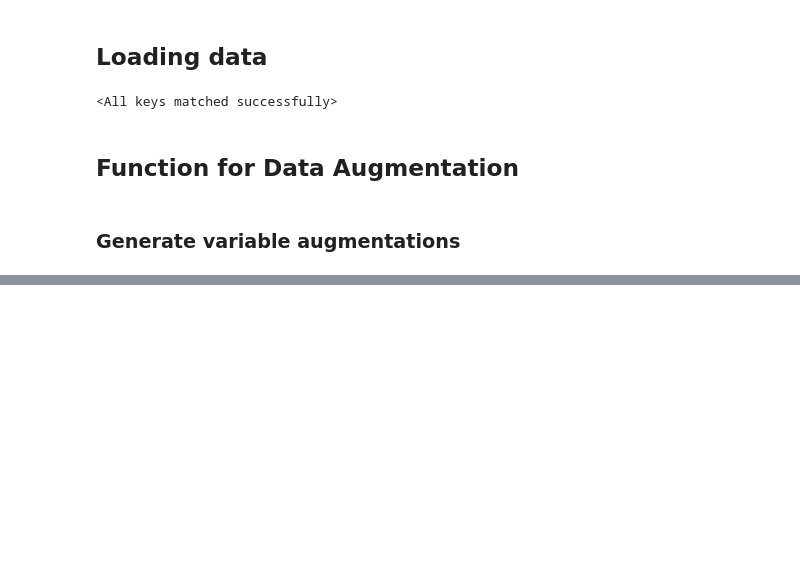
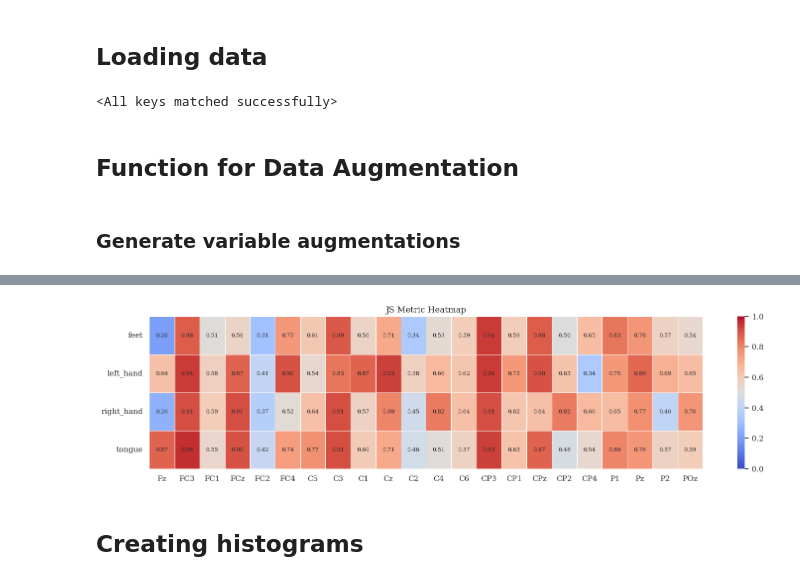
Before and after one commit to teaching-FEEC/dgm-2023.2, a Jupyter notebook: projetos/EEG_Data_Synth/notebooks/GANs/Classification_entrega_3.ipynb, the cells around one changed output, grey strips where cells are left out. Saved outputs shown, nothing was run; the diff lists cells and outputs as text; code cells hidden in the pictures; blank space fills up the shorter version.

Commit message:
Finished Classification/Metrics Notebook and Results for 1st successful ru

```diff
--- a/projetos/EEG_Data_Synth/notebooks/GANs/Classification_entrega_3.ipynb
+++ b/projetos/EEG_Data_Synth/notebooks/GANs/Classification_entrega_3.ipynb
@@ -345,7 +333,7 @@ device = 'cuda' if cuda else 'cpu'
 def train_model(train_dataset, eval_dataset, test_dataset):
 
     # Classifier Config
-    n_epochs = 10
+    n_epochs = 200
     batch_size = 32
 
     # Parameters configuration - Do not Change!
@@ -602,7 +590,6 @@ for count, i in enumerate(augment_percentages):
     dataset_augmented, labels_augmented = data_augment(X,y,i,gen)
     train_aug, test_aug, eval_aug = get_train_test_eval(dataset_augmented, labels_augmented)
     model, acc = train_model(train_aug, eval_aug, test_aug)
-    classification_df.loc[count] = [i,acc]
-
+    classification_df.loc[count] = [i*100,acc]
 
 classification_df.to_csv(" classification_results.csv", index = False )
@@ -628,0 +667,11 @@ classification_df.to_csv(" classification_results.csv", index = False )
+# %%
+labels = [0,1,2,3]
+label_desc = ['feet','left_hand','right_hand','tongue'] #{'feet': 0, 'left_hand': 1, 'right_hand': 2, 'tongue': 3}
+channels = [i for i in range(22)]
+channel_desc = ['Fz', 'FC3', 'FC1', 'FCz', 'FC2', 'FC4',
+       'C5', 'C3', 'C1', 'Cz', 'C2', 'C4', 'C6', 'CP3', 'CP1', 'CPz', 'CP2',
+       'CP4', 'P1', 'Pz', 'P2', 'POz']
+n_samples = 288
+
+# DF configure
+js_df = pd.DataFrame(columns = channel_desc, index = label_desc)
@@ -628,0 +711,4 @@ classification_df.to_csv(" classification_results.csv", index = False )
+# %%
+js_df = pd.read_csv("./Testes_Finais/classification/JS_Metric.csv", index_col = 0)
+js_df = round(js_df,2)
+js_df
@@ -628,0 +722,19 @@ classification_df.to_csv(" classification_results.csv", index = False )
+# %%
+plt.figure(figsize=(18, 4))  # Adjust the figure size as needed
+heatmap = sns.heatmap(js_df, cmap='coolwarm', vmin=0.0, vmax=1.0, fmt=".2f", linewidths=.5)
+# heatmap.set_xticklabels(heatmap.get_xticklabels(), rotation=45, ha='right', fontsize=8)
+# heatmap.set_yticklabels(heatmap.get_yticklabels(), rotation=0, ha='right', fontsize=8)
+
+# Show the values in each cell
+for i in range(len(js_df)):
+    for j in range(len(js_df.columns)):
+        plt.text(j + 0.5, i + 0.5, f"{js_df.iloc[i, j]:.2f}", ha='center', va='center', fontsize=8)
+
+plt.title("JS Metric Heatmap")
+# Show the plot
+plt.savefig("./Testes_Finais/classification/JS_Metric_Heatmap.png")
+plt.show()
+# %% [output]
+[figure, added]
+# %% [markdown]
+## Creating histograms
```
Also changed, not shown: parts of 14 cells of this notebook, 5 other files.
